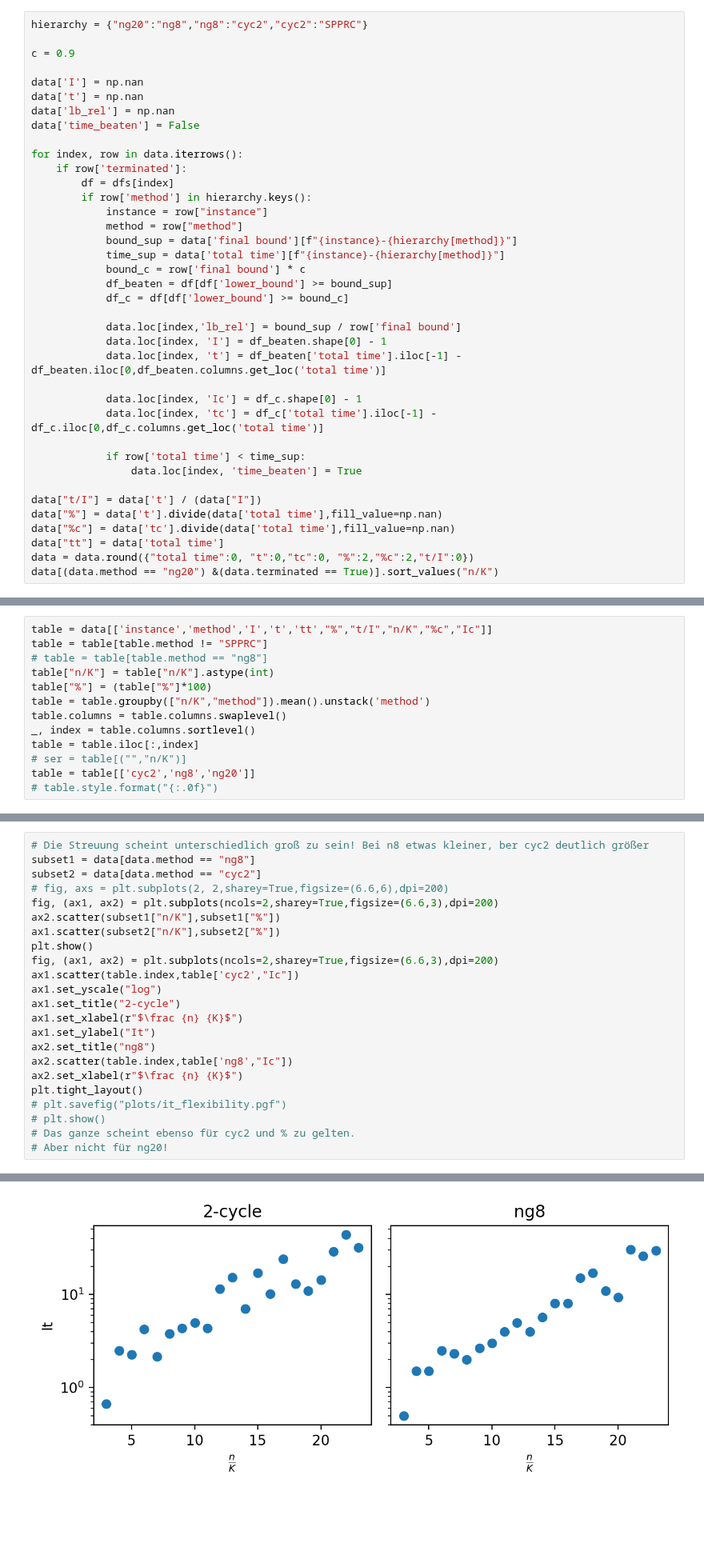
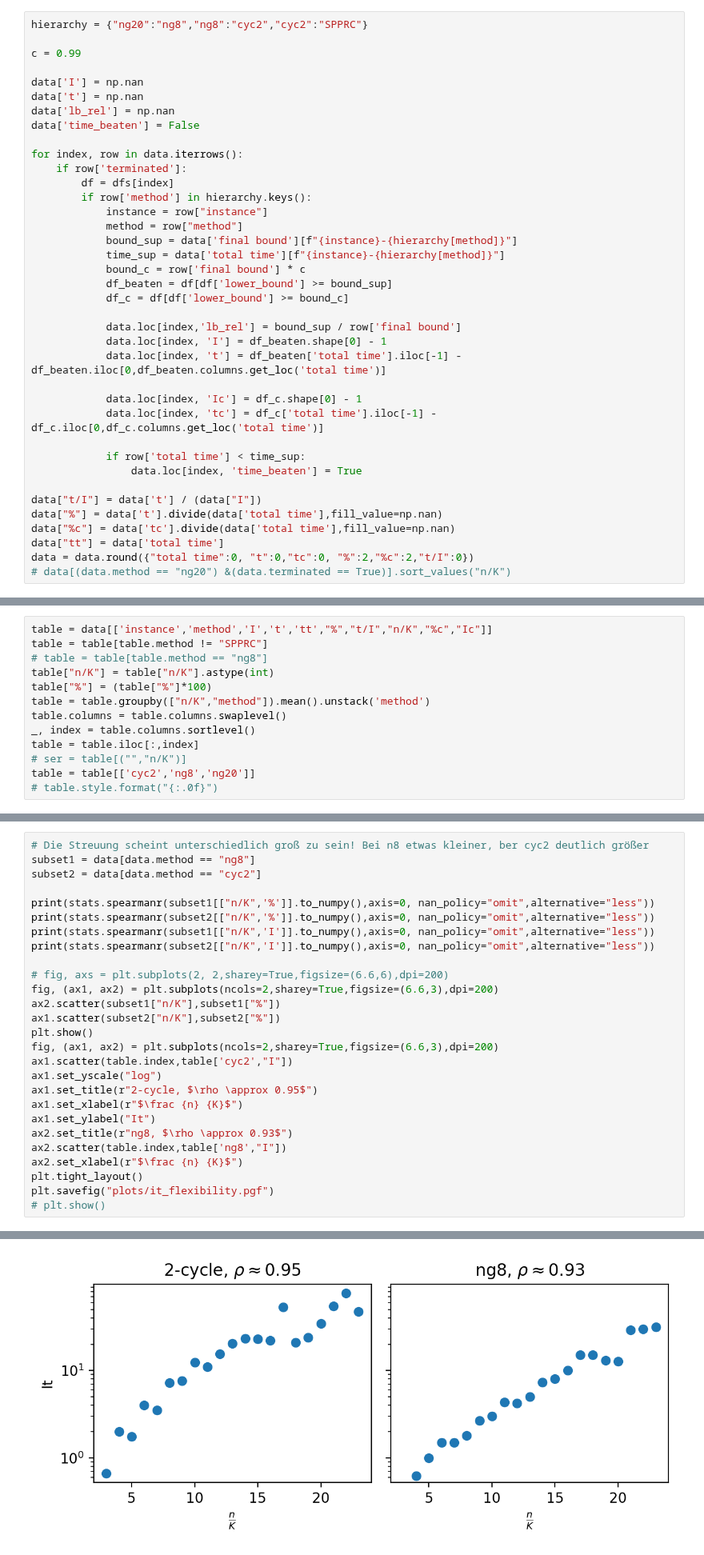
Before and after one commit to habanzu/cvrp, a Jupyter notebook: notebooks/Evaluation.ipynb, the cells around one changed output, grey strips where cells are left out. Shown at 80% size. Saved outputs shown, nothing was run; the diff lists cells and outputs as text; blank space fills up the shorter version.

```diff
--- a/notebooks/Evaluation.ipynb
+++ b/notebooks/Evaluation.ipynb
@@ -228,7 +228,7 @@ data.loc[(data.method == "ng20") & (data.terminated == False)]
 # %%
 hierarchy = {"ng20":"ng8","ng8":"cyc2","cyc2":"SPPRC"}
 
-c = 0.9
+c = 0.99
 
 data['I'] = np.nan
 data['t'] = np.nan
@@ -262,4 +262,4 @@ data["%"] = data['t'].divide(data['total time'],fill_value=np.nan)
 data["%c"] = data['tc'].divide(data['total time'],fill_value=np.nan)
 data["tt"] = data['total time']
 data = data.round({"total time":0, "t":0,"tc":0, "%":2,"%c":2,"t/I":0})
-data[(data.method == "ng20") &(data.terminated == True)].sort_values("n/K")
+# data[(data.method == "ng20") &(data.terminated == True)].sort_values("n/K")
@@ -331,23 +306,27 @@ plt.show()
 # Die Streuung scheint unterschiedlich groß zu sein! Bei n8 etwas kleiner, ber cyc2 deutlich größer
 subset1 = data[data.method == "ng8"]
 subset2 = data[data.method == "cyc2"]
+
+print(stats.spearmanr(subset1[["n/K",'%']].to_numpy(),axis=0, nan_policy="omit",alternative="less"))
+print(stats.spearmanr(subset2[["n/K",'%']].to_numpy(),axis=0, nan_policy="omit",alternative="less"))
+print(stats.spearmanr(subset1[["n/K",'I']].to_numpy(),axis=0, nan_policy="omit",alternative="less"))
+print(stats.spearmanr(subset2[["n/K",'I']].to_numpy(),axis=0, nan_policy="omit",alternative="less"))
+
 # fig, axs = plt.subplots(2, 2,sharey=True,figsize=(6.6,6),dpi=200)
 fig, (ax1, ax2) = plt.subplots(ncols=2,sharey=True,figsize=(6.6,3),dpi=200)
 ax2.scatter(subset1["n/K"],subset1["%"])
 ax1.scatter(subset2["n/K"],subset2["%"])
 plt.show()
 fig, (ax1, ax2) = plt.subplots(ncols=2,sharey=True,figsize=(6.6,3),dpi=200)
-ax1.scatter(table.index,table['cyc2',"Ic"])
+ax1.scatter(table.index,table['cyc2',"I"])
 ax1.set_yscale("log")
-ax1.set_title("2-cycle")
+ax1.set_title(r"2-cycle, $\rho \approx 0.95$")
 ax1.set_xlabel(r"$\frac {n} {K}$")
 ax1.set_ylabel("It")
-ax2.set_title("ng8")
-ax2.scatter(table.index,table['ng8',"Ic"])
+ax2.set_title(r"ng8, $\rho \approx 0.93$")
+ax2.scatter(table.index,table['ng8',"I"])
 ax2.set_xlabel(r"$\frac {n} {K}$")
 plt.tight_layout()
-# plt.savefig("plots/it_flexibility.pgf")
+plt.savefig("plots/it_flexibility.pgf")
 # plt.show()
-# Das ganze scheint ebenso für cyc2 und % zu gelten.
-# Aber nicht für ng20!
 # %% [output]
@@ -354,2 +337,2 @@ plt.tight_layout()
 [figure]
-[figure, old version]
+[figure, new version]
```
Also changed, not shown: parts of 23 cells of this notebook, 7 other files.
